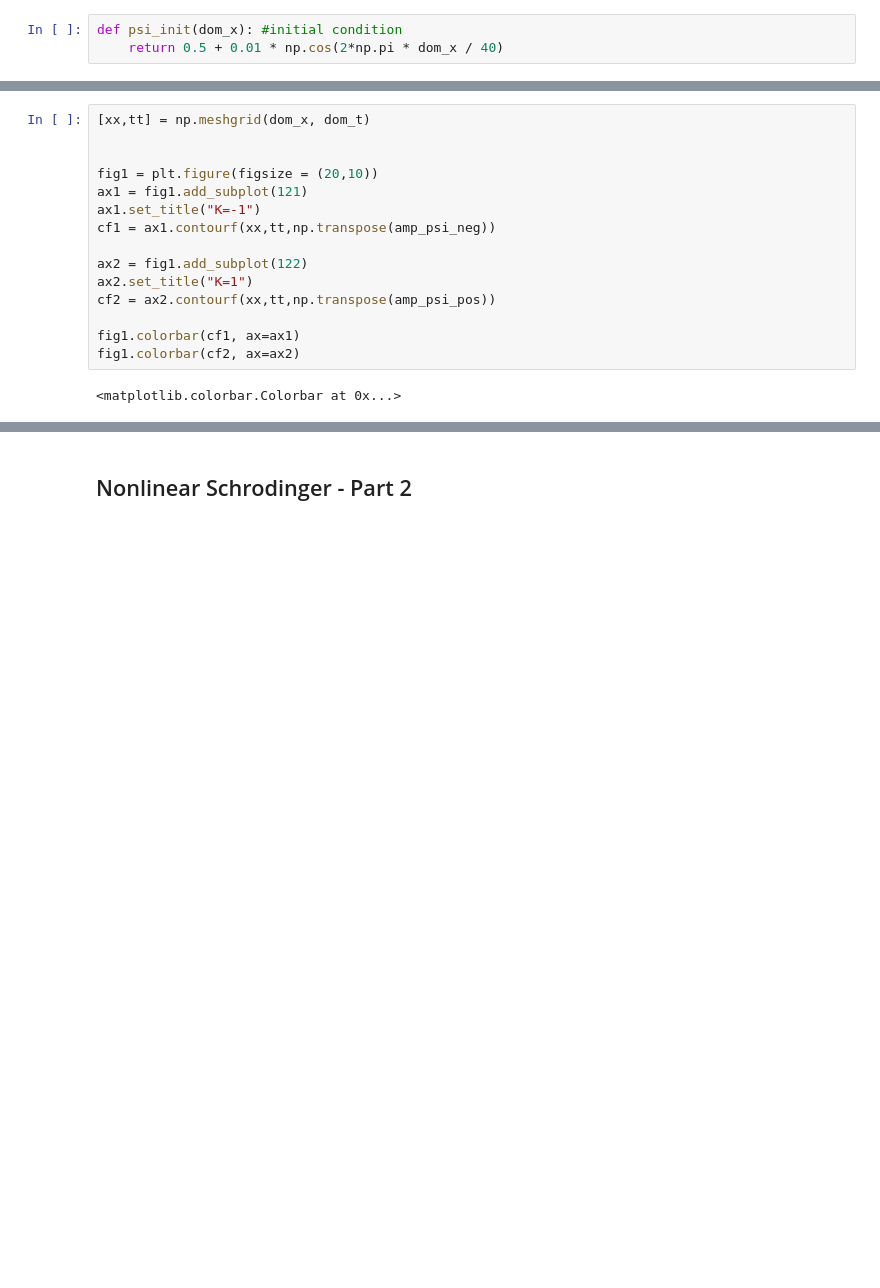
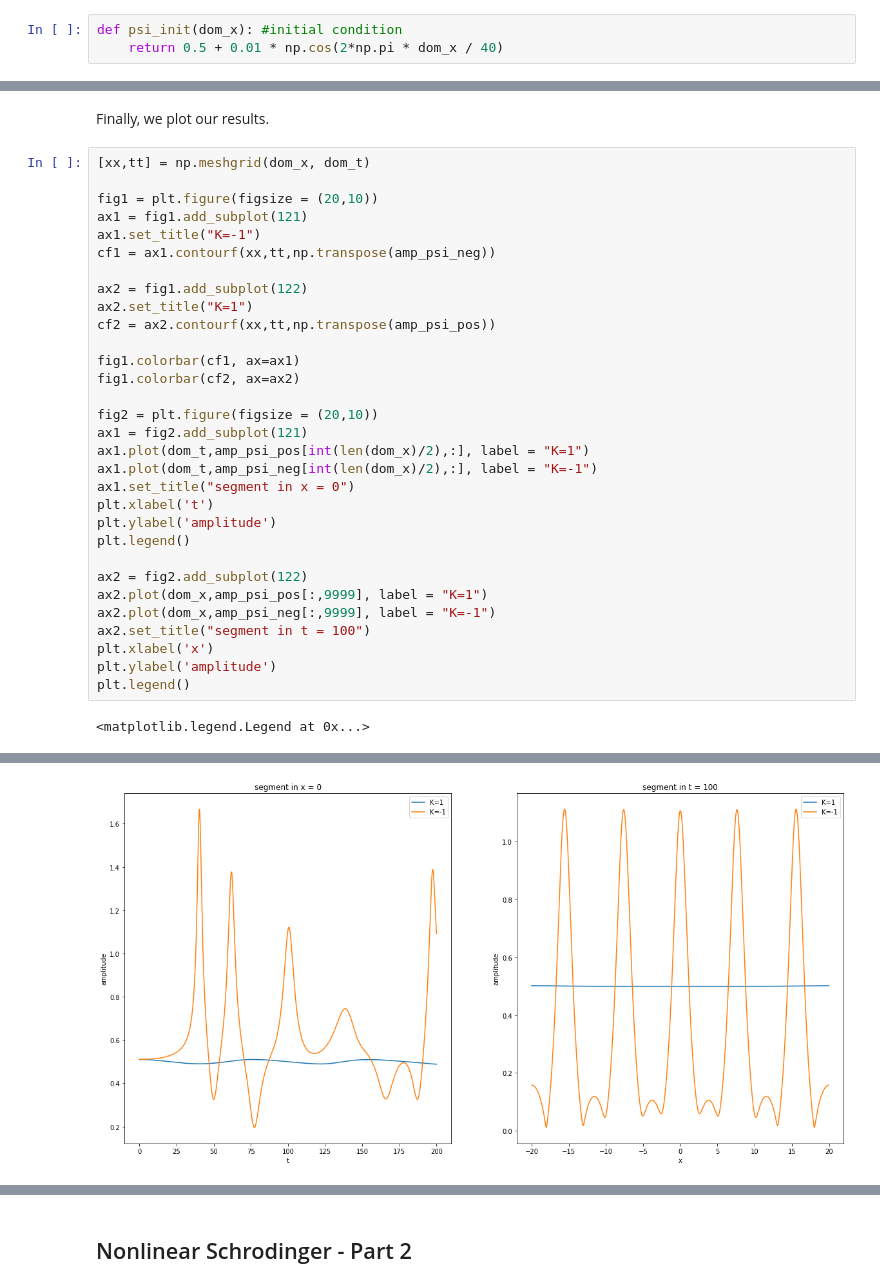
Before and after one commit to quent142/Projet-sim-num-Quentin-Jonathan, a Jupyter notebook: Notebook_Schrodinger.ipynb, the cells around one changed output, grey strips where cells are left out. Drawn from its saved outputs; the diff is of its cells as text; blank space fills up the shorter version.

```diff
--- a/Notebook_Schrodinger.ipynb
+++ b/Notebook_Schrodinger.ipynb
@@ -66,20 +74,39 @@ for i in range(len(dom_t)-1):
 amp_psi_pos = np.abs(psi_pos)
 amp_psi_neg = np.abs(psi_neg)
+# %% [markdown]
+Finally, we plot our results.
 # %%
 [xx,tt] = np.meshgrid(dom_x, dom_t)
-
 
 fig1 = plt.figure(figsize = (20,10))
 ax1 = fig1.add_subplot(121)
 ax1.set_title("K=-1")
 cf1 = ax1.contourf(xx,tt,np.transpose(amp_psi_neg))
 
 ax2 = fig1.add_subplot(122)
 ax2.set_title("K=1")
 cf2 = ax2.contourf(xx,tt,np.transpose(amp_psi_pos))
 
 fig1.colorbar(cf1, ax=ax1)
 fig1.colorbar(cf2, ax=ax2)
+
+fig2 = plt.figure(figsize = (20,10))
+ax1 = fig2.add_subplot(121)
+ax1.plot(dom_t,amp_psi_pos[int(len(dom_x)/2),:], label = "K=1")
+ax1.plot(dom_t,amp_psi_neg[int(len(dom_x)/2),:], label = "K=-1")
+ax1.set_title("segment in x = 0")
+plt.xlabel('t')
+plt.ylabel('amplitude')
+plt.legend()
+
+ax2 = fig2.add_subplot(122)
+ax2.plot(dom_x,amp_psi_pos[:,9999], label = "K=1")
+ax2.plot(dom_x,amp_psi_neg[:,9999], label = "K=-1")
+ax2.set_title("segment in t = 100")
+plt.xlabel('x')
+plt.ylabel('amplitude')
+plt.legend()
 # %% [output]
-<matplotlib.colorbar.Colorbar at 0x...>
+<matplotlib.legend.Legend at 0x...>
 [figure]
+[figure, added]
```
Also changed, not shown: parts of 19 cells of this notebook.
